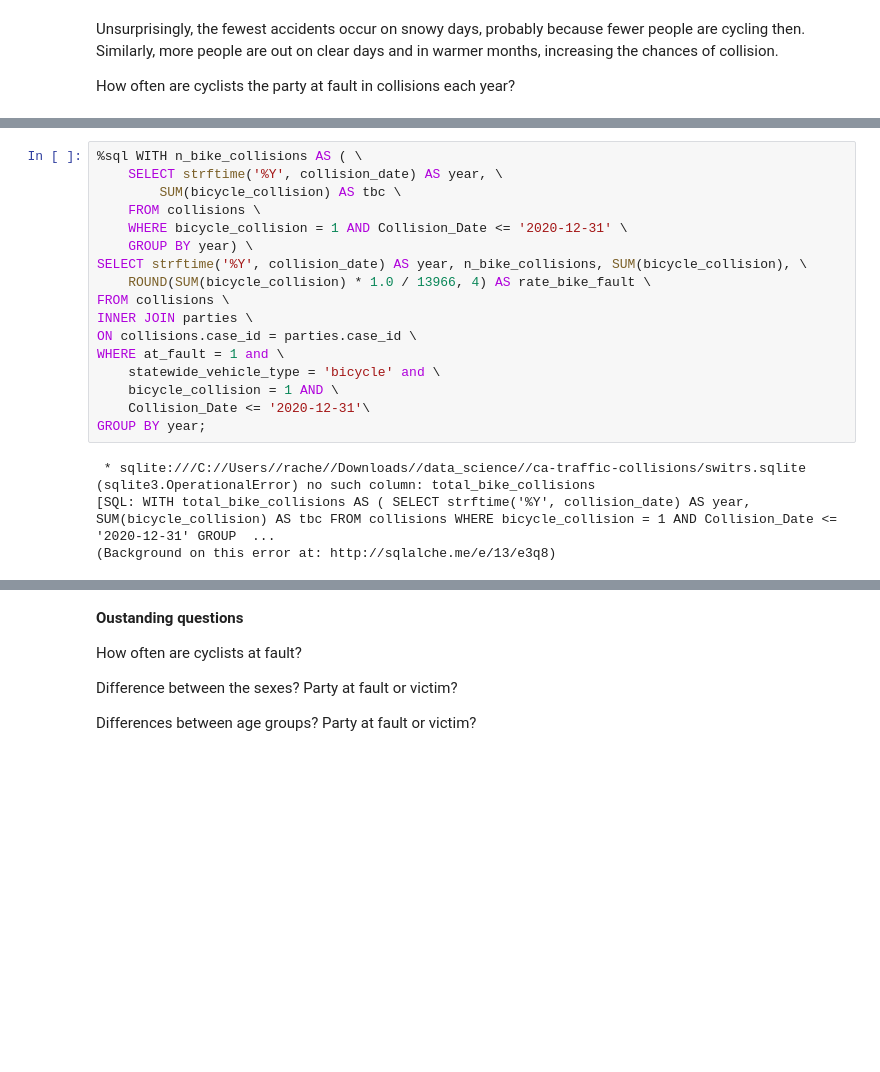
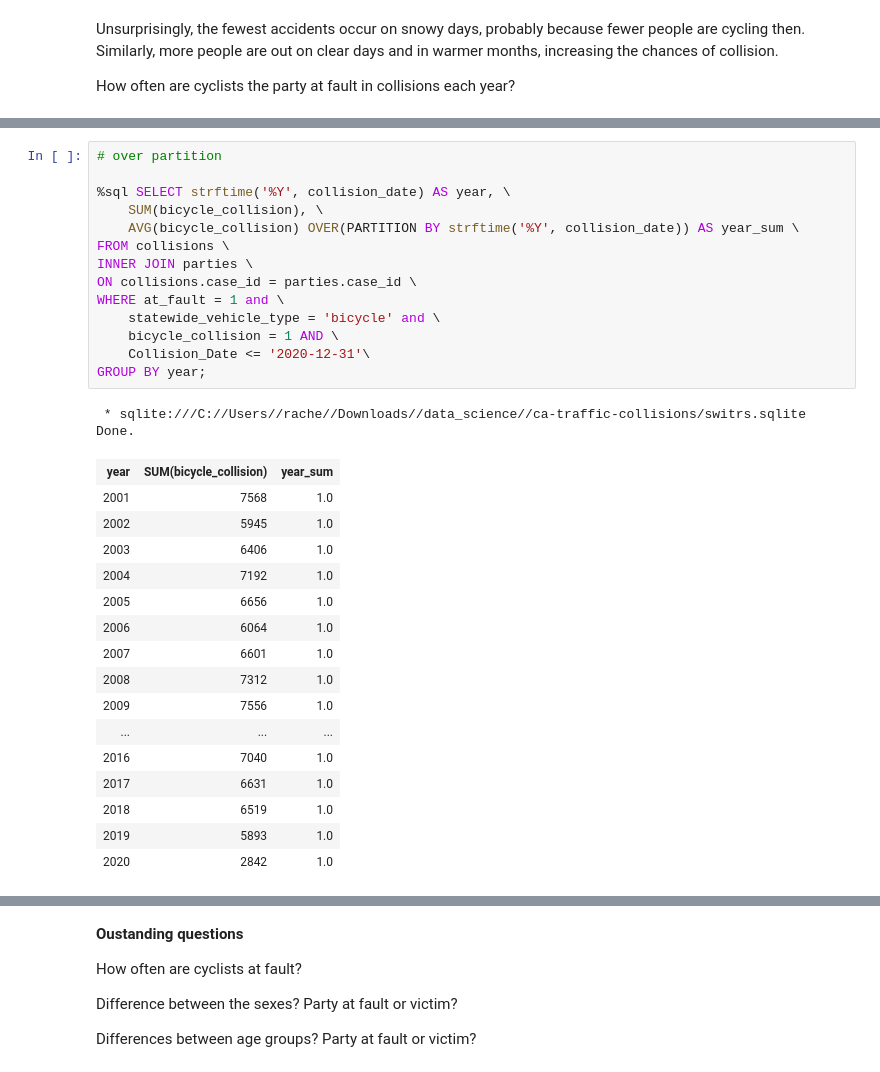
Before and after one commit to nomdeplume4reb/ca-traffic-collisions, a Jupyter notebook: cycling.ipynb, the cells around one changed output, grey strips where cells are left out. Cells and saved outputs as stored; diff of their text form; blank space fills up the shorter version.

```diff
--- a/cycling.ipynb
+++ b/cycling.ipynb
@@ -265,22 +320,33 @@ Done.
 # %%
-%sql WITH n_bike_collisions AS ( \
-    SELECT strftime('%Y', collision_date) AS year, \
-        SUM(bicycle_collision) AS tbc \
-    FROM collisions \
-    WHERE bicycle_collision = 1 AND Collision_Date <= '2020-12-31' \
-    GROUP BY year) \
-SELECT strftime('%Y', collision_date) AS year, n_bike_collisions, SUM(bicycle_collision), \
-    ROUND(SUM(bicycle_collision) * 1.0 / 13966, 4) AS rate_bike_fault \
+# over partition
+
+%sql SELECT strftime('%Y', collision_date) AS year, \
+    SUM(bicycle_collision), \
+    AVG(bicycle_collision) OVER(PARTITION BY strftime('%Y', collision_date)) AS year_sum \
 FROM collisions \
 INNER JOIN parties \
 ON collisions.case_id = parties.case_id \
 WHERE at_fault = 1 and \
     statewide_vehicle_type = 'bicycle' and \
     bicycle_collision = 1 AND \
     Collision_Date <= '2020-12-31'\
 GROUP BY year;
 # %% [output]
  * sqlite:///C://Users//rache//Downloads//data_science//ca-traffic-collisions/switrs.sqlite
-(sqlite3.OperationalError) no such column: total_bike_collisions
-[SQL: WITH total_bike_collisions AS ( SELECT strftime('%Y', collision_date) AS year, SUM(bicycle_collision) AS tbc FROM collisions WHERE bicycle_collision = 1 AND Collision_Date <= '2020-12-31' GROUP  ...
-(Background on this error at: http://sqlalche.me/e/13/e3q8)
+Done.
+| year | SUM(bicycle_collision) | year_sum |
+| 2001 | 7568 | 1.0 |
+| 2002 | 5945 | 1.0 |
+| 2003 | 6406 | 1.0 |
+| 2004 | 7192 | 1.0 |
+| 2005 | 6656 | 1.0 |
+| 2006 | 6064 | 1.0 |
+| 2007 | 6601 | 1.0 |
+| 2008 | 7312 | 1.0 |
+| 2009 | 7556 | 1.0 |
+| ... | ... | ... |
+| 2016 | 7040 | 1.0 |
+| 2017 | 6631 | 1.0 |
+| 2018 | 6519 | 1.0 |
+| 2019 | 5893 | 1.0 |
+| 2020 | 2842 | 1.0 |
```
Also changed, not shown: parts of 4 cells of this notebook.
